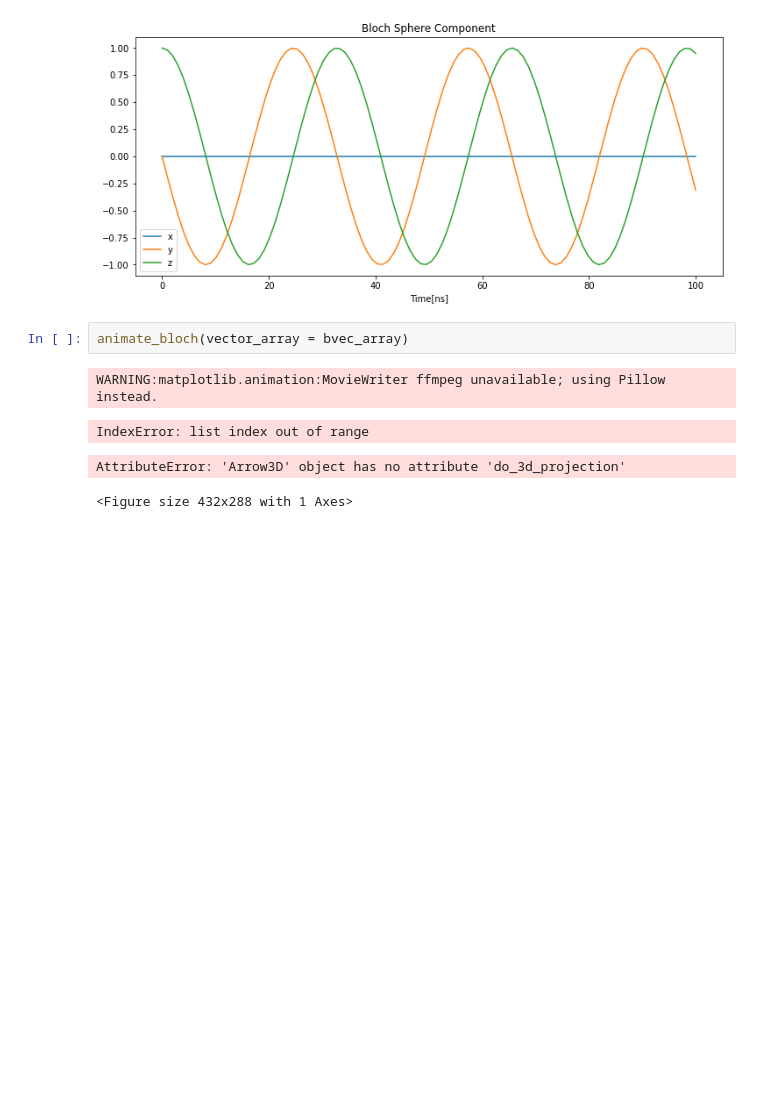
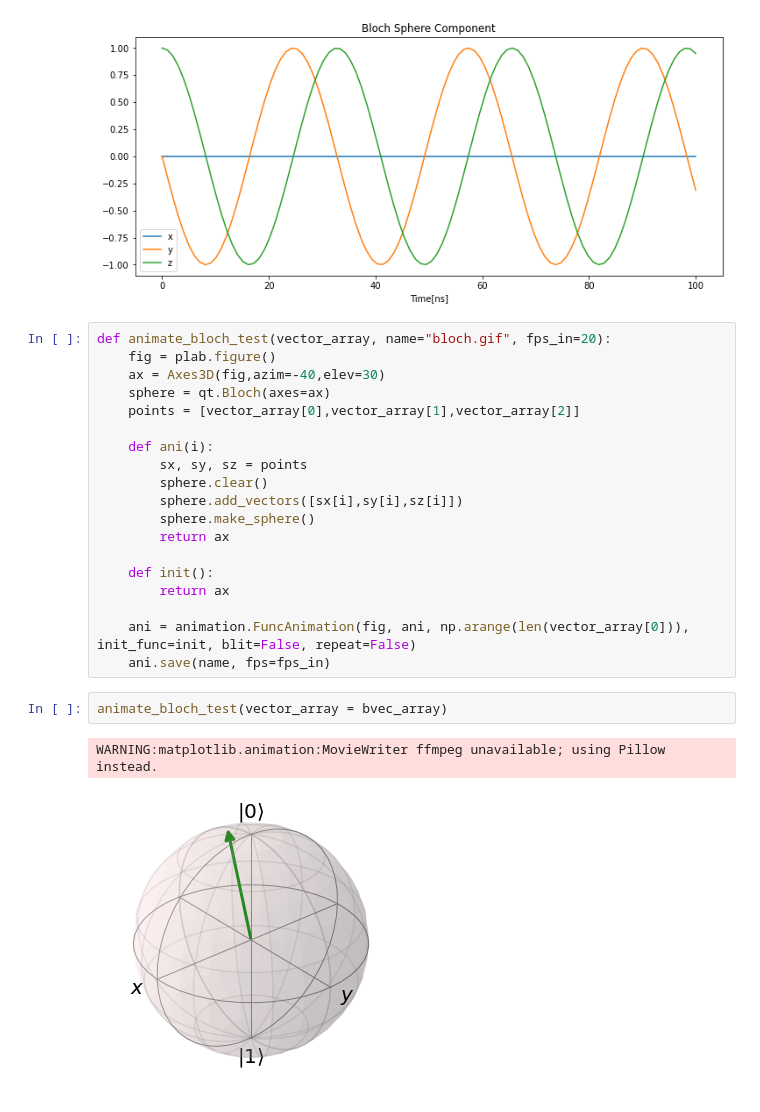
Before and after one commit to gkim23/kseamentoring, a Jupyter notebook: ksea_mentoring_8.ipynb, the cells around one changed output. Cells and saved outputs as stored; diff of their text form; blank space fills up the shorter version.

```diff
--- a/ksea_mentoring_8.ipynb
+++ b/ksea_mentoring_8.ipynb
@@ -35,10 +35,27 @@ bvec_array = [res.expect[0],res.expect[1],res.expect[2]]
 plot_bloch_vector_component(tlist=tlist, bloch_array=bvec_array)
 # %% [output]
 [figure]
+# %%
+def animate_bloch_test(vector_array, name="bloch.gif", fps_in=20):
+    fig = plab.figure()
+    ax = Axes3D(fig,azim=-40,elev=30)
+    sphere = qt.Bloch(axes=ax)
+    points = [vector_array[0],vector_array[1],vector_array[2]]
+
+    def ani(i):
+        sx, sy, sz = points
+        sphere.clear()
+        sphere.add_vectors([sx[i],sy[i],sz[i]])
+        sphere.make_sphere()
+        return ax
+
+    def init():
+        return ax
+
+    ani = animation.FuncAnimation(fig, ani, np.arange(len(vector_array[0])), init_func=init, blit=False, repeat=False)
+    ani.save(name, fps=fps_in)
 # %%
-animate_bloch(vector_array = bvec_array)
+animate_bloch_test(vector_array = bvec_array)
 # %% [output]
 WARNING:matplotlib.animation:MovieWriter ffmpeg unavailable; using Pillow instead.
-IndexError: list index out of range
-AttributeError: 'Arrow3D' object has no attribute 'do_3d_projection'
-<Figure size 432x288 with 1 Axes>
+[figure, added]
```
Also changed, not shown: parts of 3 cells of this notebook, 4 other files.
